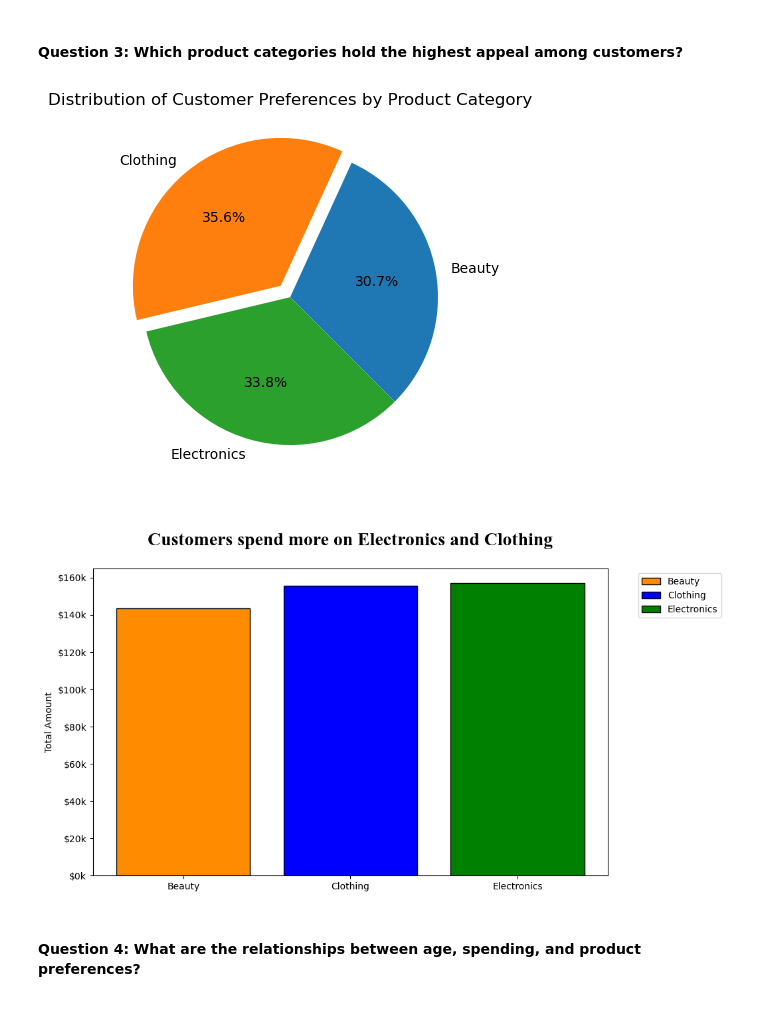
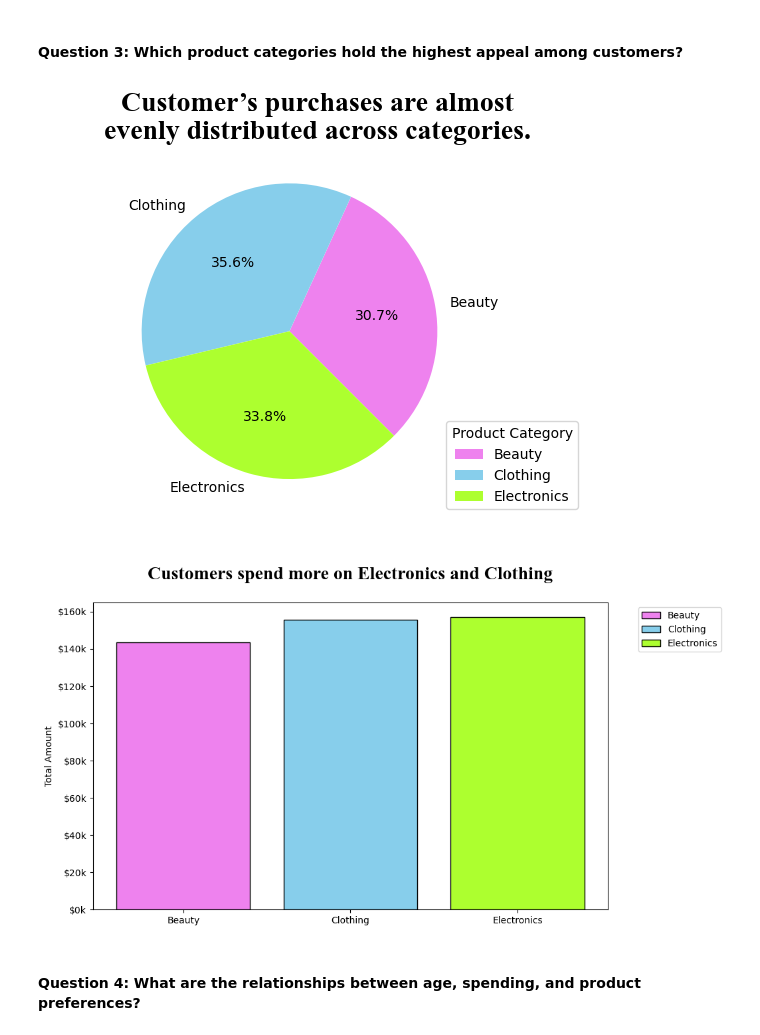
Before and after one commit to Hospoghosyan/Retail_Sales_Analysis, a Jupyter notebook: Retails_sales_analysis.ipynb, the cells around one changed output. Saved outputs shown, nothing was run; the diff lists cells and outputs as text; code cells hidden in the pictures.

```diff
--- a/Retails_sales_analysis.ipynb
+++ b/Retails_sales_analysis.ipynb
@@ -306,28 +313,30 @@ plt.show()
 # %% [markdown]
 #### Question 3: Which product categories hold the highest appeal among customers?
+# %%
+color =['violet','skyblue', 'greenyellow']
 # %%
 ax = plt.subplot()
-explode = (0,0.1,0)
-ax.pie(cat_quantity, explode = explode, labels=cat_quantity.index, autopct='%1.1f%%', startangle=-45)
-plt.title("Distribution of Customer Preferences by Product Category")
+ax.pie(cat_quantity, labels=cat_quantity.index, autopct='%1.1f%%', startangle=-45, colors = color)
+plt.title("        Customer’s purchases are almost\n        evenly distributed across categories.", fontweight='bold', fontname='Times New Roman', fontsize=20)
+plt.legend(title='Product Category', loc='lower right',bbox_to_anchor=(1.3, 0))
 plt.show()
 # %% [output]
-[figure, old version]
+[figure, new version]
 # %%
 plt.figure(figsize=(10, 6))
-bars = plt.bar(cat_total.index, cat_total['Total Amount'], color = ['darkorange', 'blue','green', ], edgecolor='black', width=0.8)
+bars = plt.bar(cat_total.index, cat_total['Total Amount'], color = color, edgecolor='black', width=0.8)
 plt.legend(bars, cat_total['Category'], bbox_to_anchor=(1.05, 1))
 # plt.title('Total Amount by product category')
 plt.title('\nCustomers spend more on Electronics and Clothing\n', fontweight='bold', fontname='Times New Roman', fontsize=20)
 plt.ylabel("Total Amount")
 plt.xlabel('')
 plt.grid(False)
 plt.xticks(ticks=cat_total.index, labels=cat_total['Category'], rotation=0)
 plt.gca().yaxis.set_major_formatter(ticker.FuncFormatter(format_func))
 
 plt.show()
 # %% [output]
-[figure, old version]
+[figure, new version]
 # %% [markdown]
 #### Question 4: What are the relationships between age, spending, and product preferences?
 # %%
```
Also changed, not shown: parts of 14 cells of this notebook.
